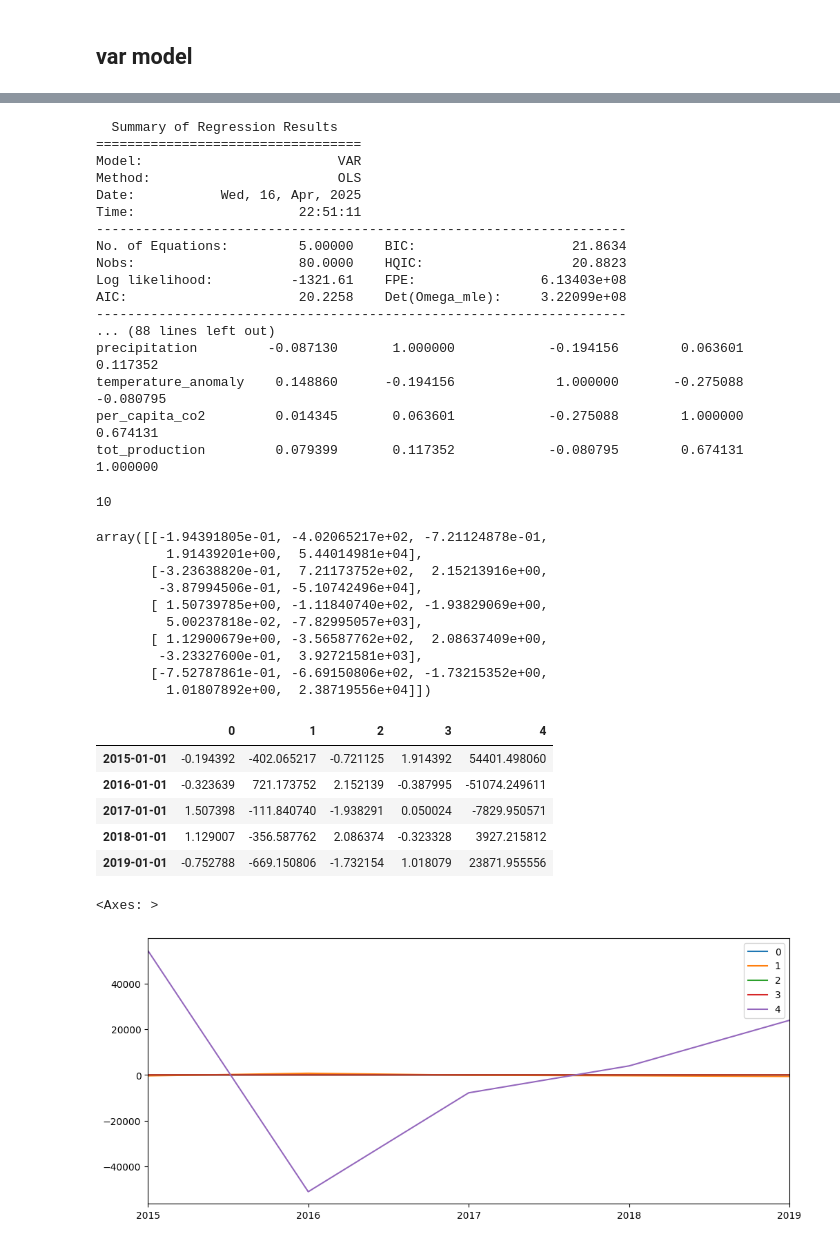
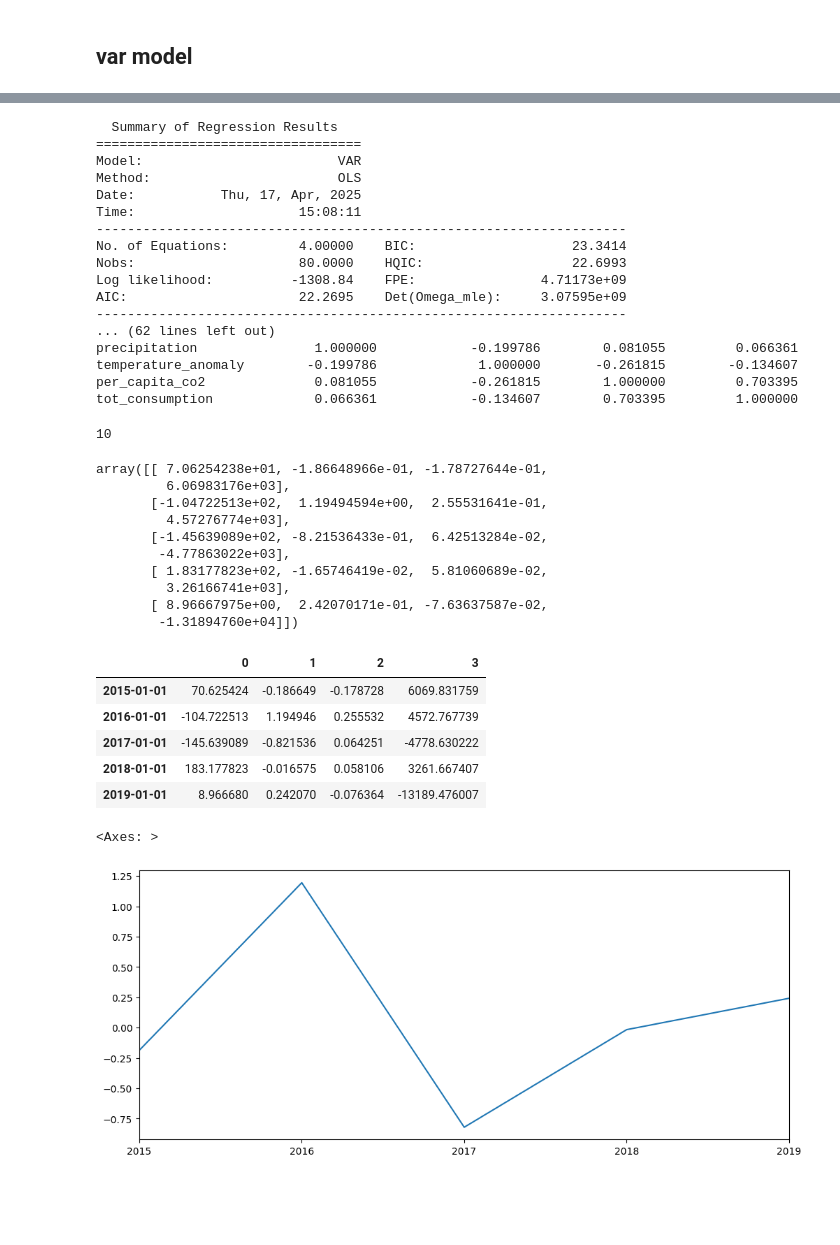
Before and after one commit to depa-tto/Multivariate-Time-Series-project, a Jupyter notebook: time_series_project.ipynb, the cells around one changed output, grey strips where cells are left out. Cells and saved outputs as stored; diff of their text form; code cells hidden in the pictures; blank space fills up the shorter version.

```diff
--- a/time_series_project.ipynb
+++ b/time_series_project.ipynb
@@ -564,7 +564,7 @@ Index(['tot_production', 'tot_consumption', 'agricultural', 'industry',
        'per_capita_co2'],
       dtype='object')
 # %%
-var_data = data[['density','precipitation','temperature_anomaly','per_capita_co2','tot_production']]
+var_data = data[['precipitation','temperature_anomaly','per_capita_co2','tot_consumption']]
 # %%
 correlation_matrix = var_data.corr()
 print(correlation_matrix)
@@ -764,19 +761,19 @@ result.summary()
 ==================================
 Model:                         VAR
 Method:                        OLS
-Date:           Wed, 16, Apr, 2025
-Time:                     22:51:11
+Date:           Thu, 17, Apr, 2025
+Time:                     15:08:11
 --------------------------------------------------------------------
-No. of Equations:         5.00000    BIC:                    21.8634
-Nobs:                     80.0000    HQIC:                   20.8823
-Log likelihood:          -1321.61    FPE:                6.13403e+08
-AIC:                      20.2258    Det(Omega_mle):     3.22099e+08
+No. of Equations:         4.00000    BIC:                    23.3414
+Nobs:                     80.0000    HQIC:                   22.6993
+Log likelihood:          -1308.84    FPE:                4.71173e+09
+AIC:                      22.2695    Det(Omega_mle):     3.07595e+09
 --------------------------------------------------------------------
-... (88 lines left out)
-precipitation         -0.087130       1.000000            -0.194156        0.063601        0.117352
-temperature_anomaly    0.148860      -0.194156             1.000000       -0.275088       -0.080795
-per_capita_co2         0.014345       0.063601            -0.275088        1.000000        0.674131
-tot_production         0.079399       0.117352            -0.080795        0.674131        1.000000
+... (62 lines left out)
+precipitation               1.000000            -0.199786        0.081055         0.066361
+temperature_anomaly        -0.199786             1.000000       -0.261815        -0.134607
+per_capita_co2              0.081055            -0.261815        1.000000         0.703395
+tot_consumption             0.066361            -0.134607        0.703395         1.000000
 # %%
 lag_order = results.k_ar
 lag_order
@@ -786,16 +783,16 @@ lag_order
 z = results.forecast(y=stationary_data.values[-lag_order:],steps=5)
 z
 # %% [output]
-array([[-1.94391805e-01, -4.02065217e+02, -7.21124878e-01,
-         1.91439201e+00,  5.44014981e+04],
-       [-3.23638820e-01,  7.21173752e+02,  2.15213916e+00,
-        -3.87994506e-01, -5.10742496e+04],
-       [ 1.50739785e+00, -1.11840740e+02, -1.93829069e+00,
-         5.00237818e-02, -7.82995057e+03],
-       [ 1.12900679e+00, -3.56587762e+02,  2.08637409e+00,
-        -3.23327600e-01,  3.92721581e+03],
-       [-7.52787861e-01, -6.69150806e+02, -1.73215352e+00,
-         1.01807892e+00,  2.38719556e+04]])
+array([[ 7.06254238e+01, -1.86648966e-01, -1.78727644e-01,
+         6.06983176e+03],
+       [-1.04722513e+02,  1.19494594e+00,  2.55531641e-01,
+         4.57276774e+03],
+       [-1.45639089e+02, -8.21536433e-01,  6.42513284e-02,
+        -4.77863022e+03],
+       [ 1.83177823e+02, -1.65746419e-02,  5.81060689e-02,
+         3.26166741e+03],
+       [ 8.96667975e+00,  2.42070171e-01, -7.63637587e-02,
+        -1.31894760e+04]])
 # %%
 idx = pd.date_range('2015-01-01',periods=5, freq='YS')
 # %%
@@ -803,14 +800,14 @@ df_forecast = pd.DataFrame(z, index=idx)
 # %%
 df_forecast
 # %% [output]
-|  | 0 | 1 | 2 | 3 | 4 |
-| 2015-01-01 | -0.194392 | -402.065217 | -0.721125 | 1.914392 | 54401.498060 |
-| 2016-01-01 | -0.323639 | 721.173752 | 2.152139 | -0.387995 | -51074.249611 |
-| 2017-01-01 | 1.507398 | -111.840740 | -1.938291 | 0.050024 | -7829.950571 |
-| 2018-01-01 | 1.129007 | -356.587762 | 2.086374 | -0.323328 | 3927.215812 |
-| 2019-01-01 | -0.752788 | -669.150806 | -1.732154 | 1.018079 | 23871.955556 |
+|  | 0 | 1 | 2 | 3 |
+| 2015-01-01 | 70.625424 | -0.186649 | -0.178728 | 6069.831759 |
+| 2016-01-01 | -104.722513 | 1.194946 | 0.255532 | 4572.767739 |
+| 2017-01-01 | -145.639089 | -0.821536 | 0.064251 | -4778.630222 |
+| 2018-01-01 | 183.177823 | -0.016575 | 0.058106 | 3261.667407 |
+| 2019-01-01 | 8.966680 | 0.242070 | -0.076364 | -13189.476007 |
 # %%
-df_forecast.plot()
+df_forecast[1].plot()
 # %% [output]
 <Axes: >
-[figure, old version]
+[figure, new version]
```
Also changed, not shown: parts of 9 cells of this notebook.
